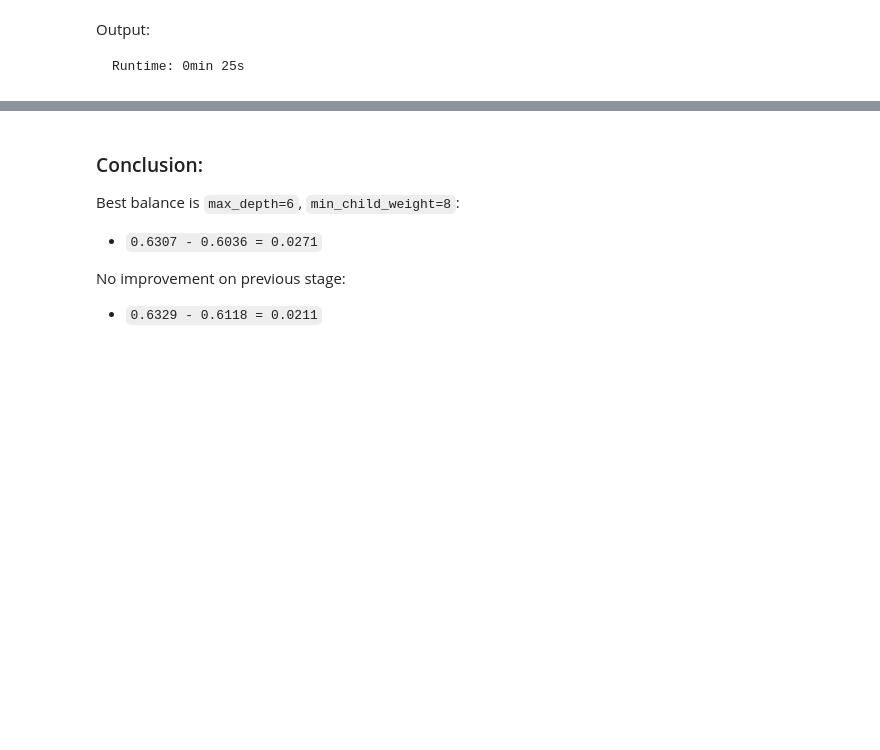
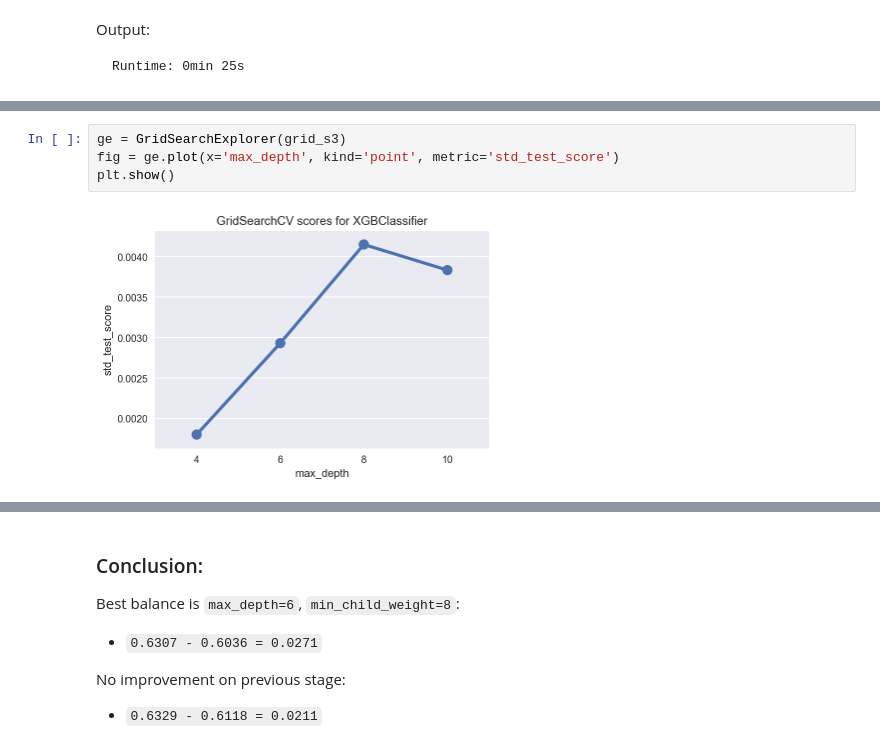
Before and after one commit to mdlynch37/kaggle-rental-interest, a Jupyter notebook: Executable/Implementation.ipynb, the cells around one changed output, grey strips where cells are left out. Cells and saved outputs as stored; diff of their text form; blank space fills up the shorter version.

```diff
--- a/Executable/Implementation.ipynb
+++ b/Executable/Implementation.ipynb
@@ -657,0 +645,6 @@ Runtime: 0min 25s
+# %%
+ge = GridSearchExplorer(grid_s3)
+fig = ge.plot(x='max_depth', kind='point', metric='std_test_score')
+plt.show()
+# %% [output]
+[figure, added]
```
Also changed, not shown: parts of 38 cells of this notebook, 2 other files.
